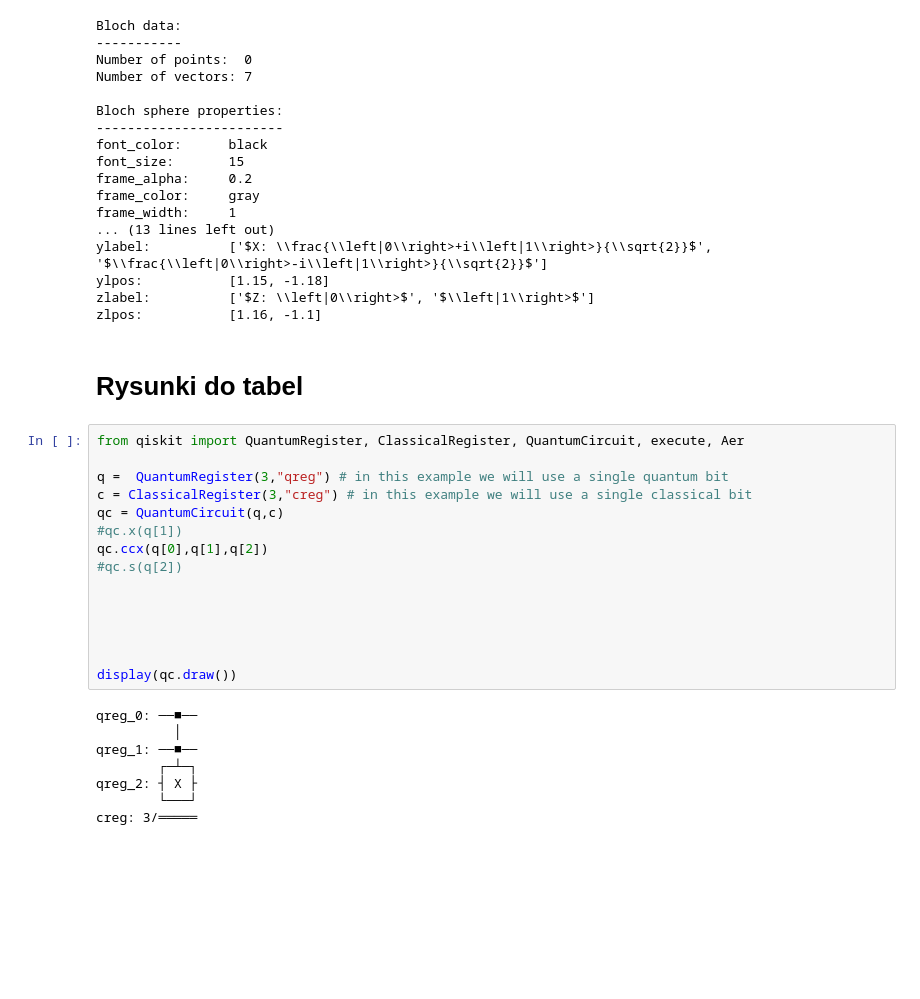
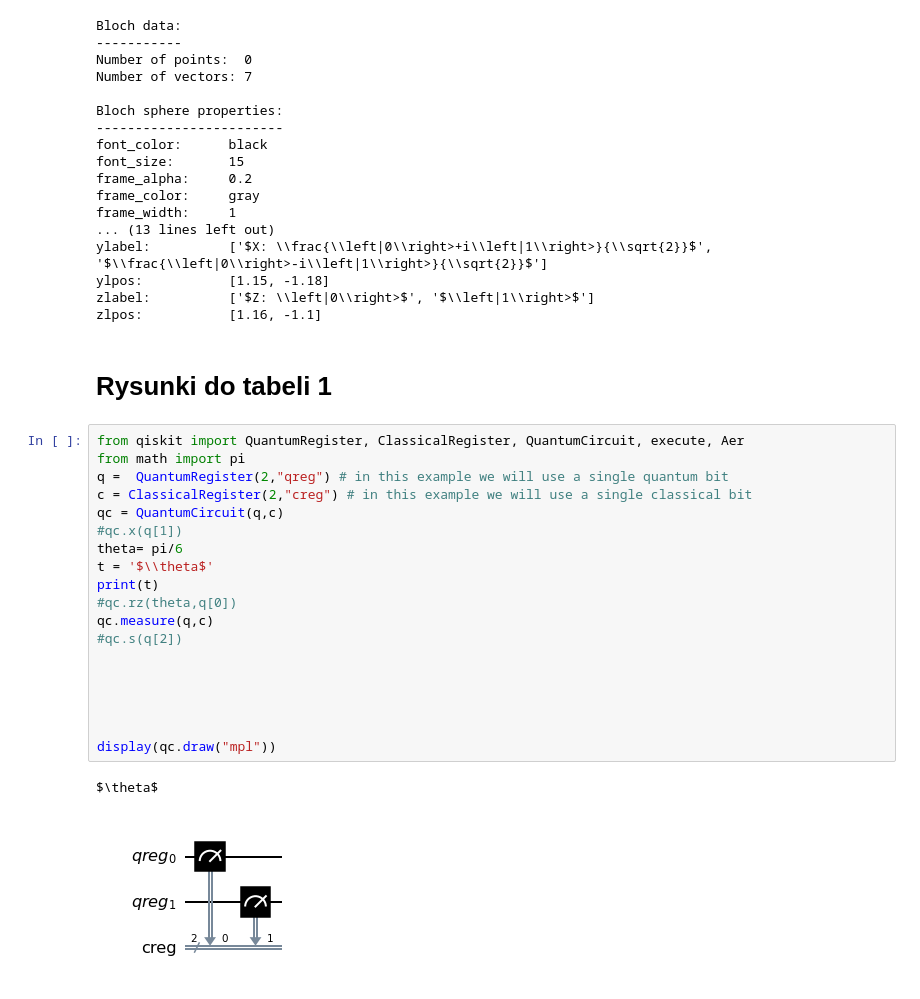
Before and after one commit to PrzemekMichalowski/Master_Thesis, a Jupyter notebook: Wizualizacje/Rozdział 1.ipynb, the cells around one changed output. Drawn from its saved outputs; the diff is of its cells as text; blank space fills up the shorter version.

```diff
--- a/Wizualizacje/Rozdział 1.ipynb
+++ b/Wizualizacje/Rozdział 1.ipynb
@@ -66,27 +66,26 @@ ylpos:           [1.15, -1.18]
 zlabel:          ['$Z: \\left|0\\right>$', '$\\left|1\\right>$']
 zlpos:           [1.16, -1.1]
 # %% [markdown]
-# Rysunki do tabel
+# Rysunki do tabeli 1
 # %%
 from qiskit import QuantumRegister, ClassicalRegister, QuantumCircuit, execute, Aer
-
-q =  QuantumRegister(3,"qreg") # in this example we will use a single quantum bit
-c = ClassicalRegister(3,"creg") # in this example we will use a single classical bit
+from math import pi
+q =  QuantumRegister(2,"qreg") # in this example we will use a single quantum bit
+c = ClassicalRegister(2,"creg") # in this example we will use a single classical bit
 qc = QuantumCircuit(q,c)
 #qc.x(q[1])
-qc.ccx(q[0],q[1],q[2])
+theta= pi/6
+t = '$\\theta$'
+print(t)
+#qc.rz(theta,q[0])
+qc.measure(q,c)
 #qc.s(q[2])
 
 
 
 
 
-display(qc.draw())
+display(qc.draw("mpl"))
 # %% [output]
-qreg_0: ──■──
-          │
-qreg_1: ──■──
-        ┌─┴─┐
-qreg_2: ┤ X ├
-        └───┘
-creg: 3/═════
+$\theta$
+[figure, added]
```
Also changed, not shown: 4 other files.
